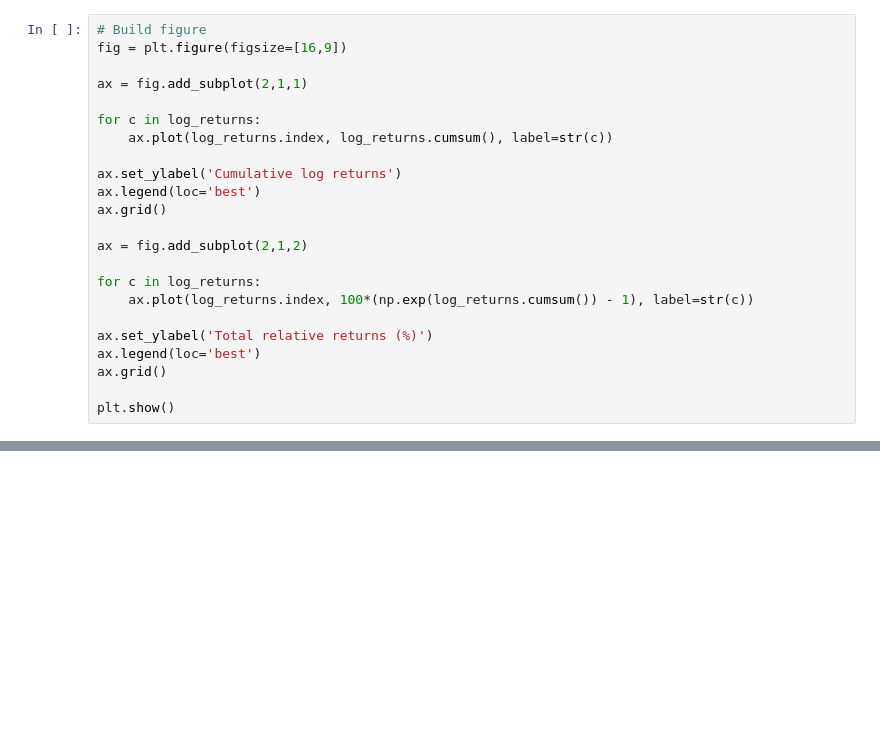
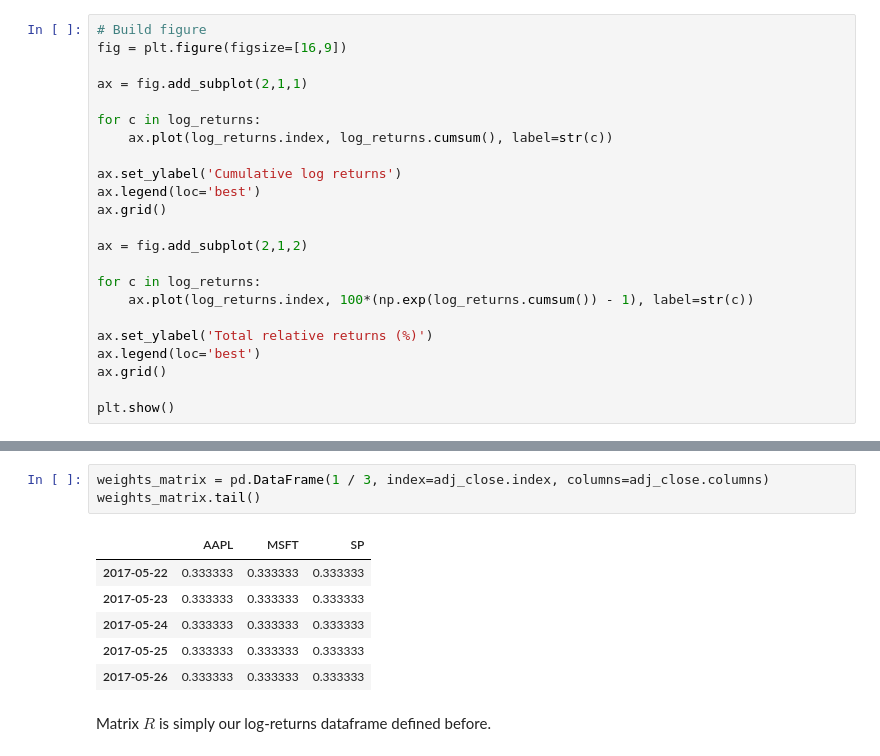
Before and after one commit to taylor-curley/rand, a Jupyter notebook: Python_For_Finance_Pt2.ipynb, the cells around one changed output, grey strips where cells are left out. Drawn from its saved outputs; the diff is of its cells as text; blank space fills up the shorter version.

```diff
--- a/Python_For_Finance_Pt2.ipynb
+++ b/Python_For_Finance_Pt2.ipynb
@@ -148,0 +240,12 @@ plt.show()
+# %%
+weights_matrix = pd.DataFrame(1 / 3, index=adj_close.index, columns=adj_close.columns)
+weights_matrix.tail()
+# %% [output]
+|  | AAPL | MSFT | SP |
+| 2017-05-22 | 0.333333 | 0.333333 | 0.333333 |
+| 2017-05-23 | 0.333333 | 0.333333 | 0.333333 |
+| 2017-05-24 | 0.333333 | 0.333333 | 0.333333 |
+| 2017-05-25 | 0.333333 | 0.333333 | 0.333333 |
+| 2017-05-26 | 0.333333 | 0.333333 | 0.333333 |
+# %% [markdown]
+Matrix $R$ is simply our log-returns dataframe defined before.
```
Also changed, not shown: parts of 19 cells of this notebook, 1 other file.
